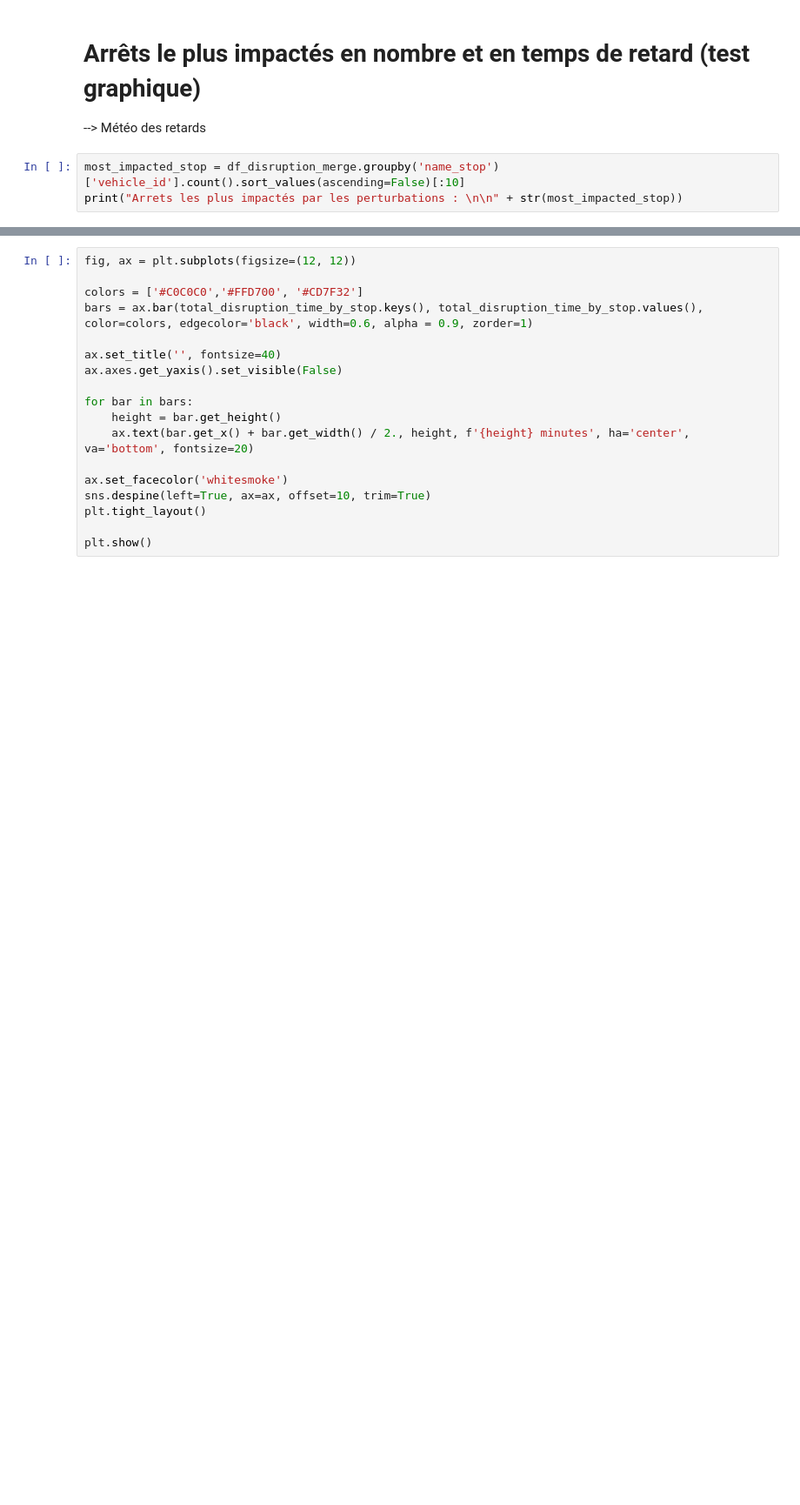
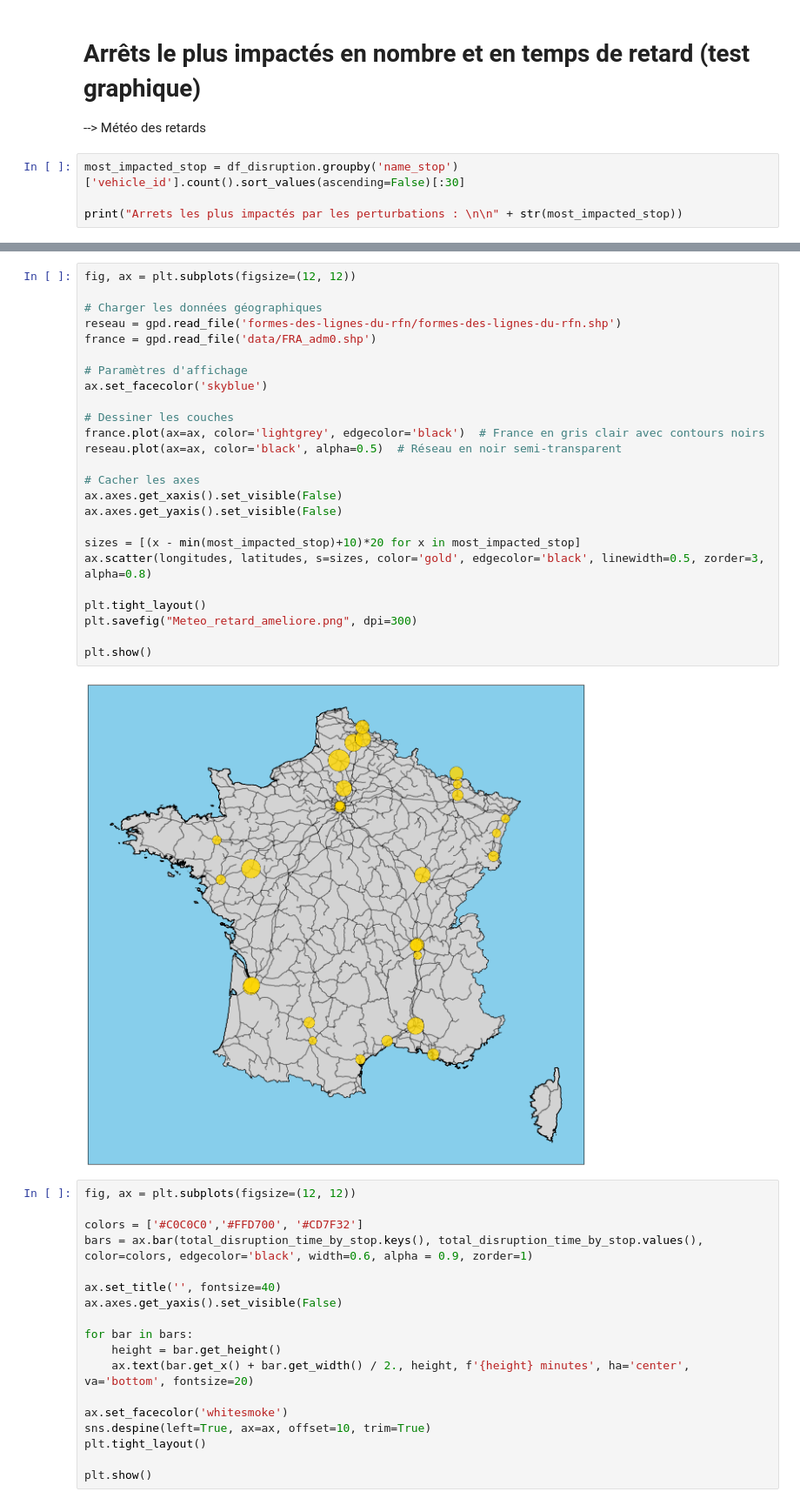
Before and after one commit to KylianSts/Perturbations_transport_public, a Jupyter notebook: TGV_TER_database_analysis.ipynb, the cells around one changed output, grey strips where cells are left out. Shown at 87% size. Drawn from its saved outputs; the diff is of its cells as text; blank space fills up the shorter version.

```diff
--- a/TGV_TER_database_analysis.ipynb
+++ b/TGV_TER_database_analysis.ipynb
@@ -503,7 +503,8 @@ Name: vehicle_id, dtype: int64
 
 --> Météo des retards
 # %%
-most_impacted_stop = df_disruption_merge.groupby('name_stop')['vehicle_id'].count().sort_values(ascending=False)[:10]
+most_impacted_stop = df_disruption.groupby('name_stop')['vehicle_id'].count().sort_values(ascending=False)[:30]
+
 print("Arrets les plus impactés par les perturbations : \n\n" + str(most_impacted_stop))
 # %% [output]
 Arrets les plus impactés par les perturbations :
@@ -535,6 +560,33 @@ Narbonne          805.0
 Douai             930.0
 Lille Flandres    680.0
 Name: departure_delay, dtype: float64
+# %%
+fig, ax = plt.subplots(figsize=(12, 12))
+
+# Charger les données géographiques
+reseau = gpd.read_file('formes-des-lignes-du-rfn/formes-des-lignes-du-rfn.shp')
+france = gpd.read_file('data/FRA_adm0.shp')
+
+# Paramètres d'affichage
+ax.set_facecolor('skyblue')
+
+# Dessiner les couches
+france.plot(ax=ax, color='lightgrey', edgecolor='black')  # France en gris clair avec contours noirs
+reseau.plot(ax=ax, color='black', alpha=0.5)  # Réseau en noir semi-transparent
+
+# Cacher les axes
+ax.axes.get_xaxis().set_visible(False)
+ax.axes.get_yaxis().set_visible(False)
+
+sizes = [(x - min(most_impacted_stop)+10)*20 for x in most_impacted_stop]
+ax.scatter(longitudes, latitudes, s=sizes, color='gold', edgecolor='black', linewidth=0.5, zorder=3, alpha=0.8)
+
+plt.tight_layout()
+plt.savefig("Meteo_retard_ameliore.png", dpi=300)
+
+plt.show()
+# %% [output]
+[figure, added]
 # %%
 fig, ax = plt.subplots(figsize=(12, 12))
 
```
Also changed, not shown: parts of 9 cells of this notebook.
